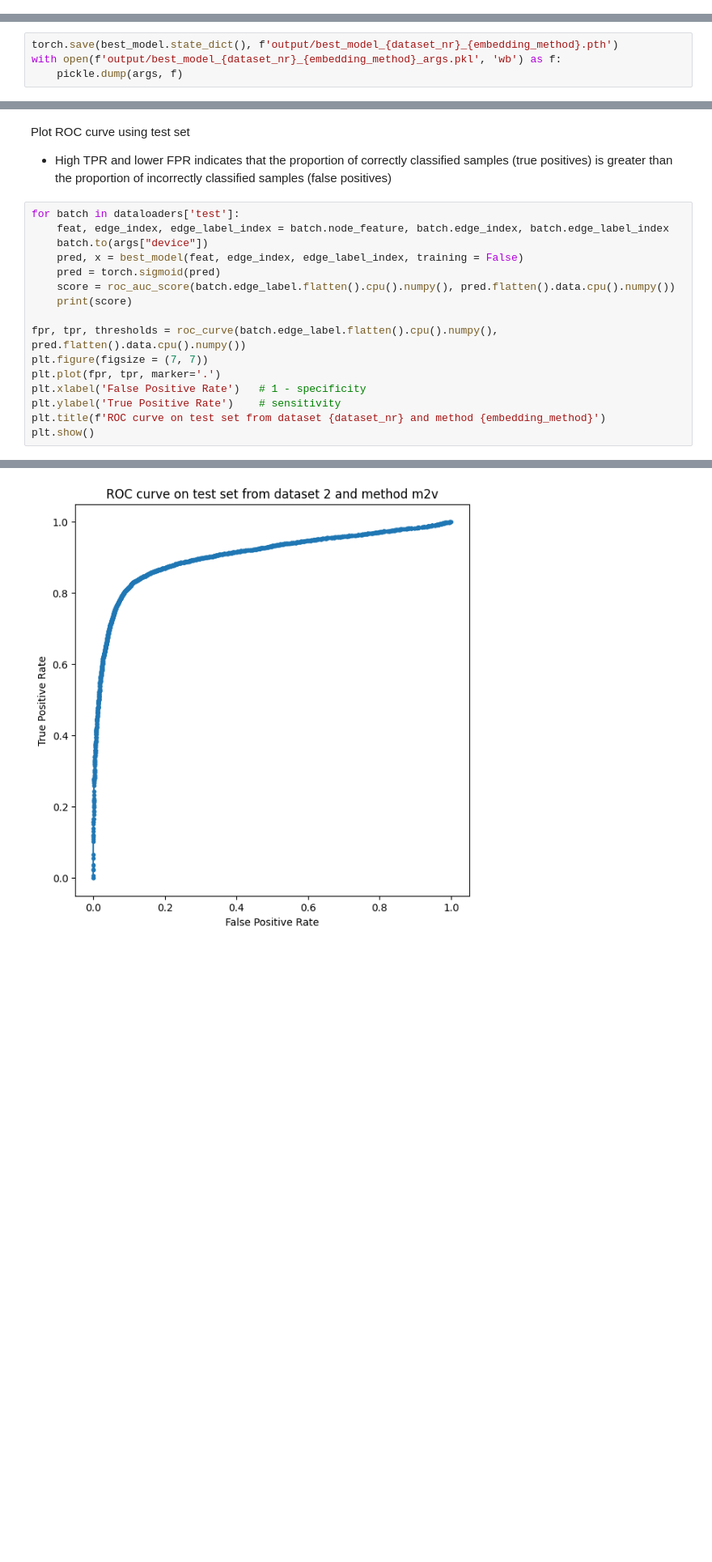
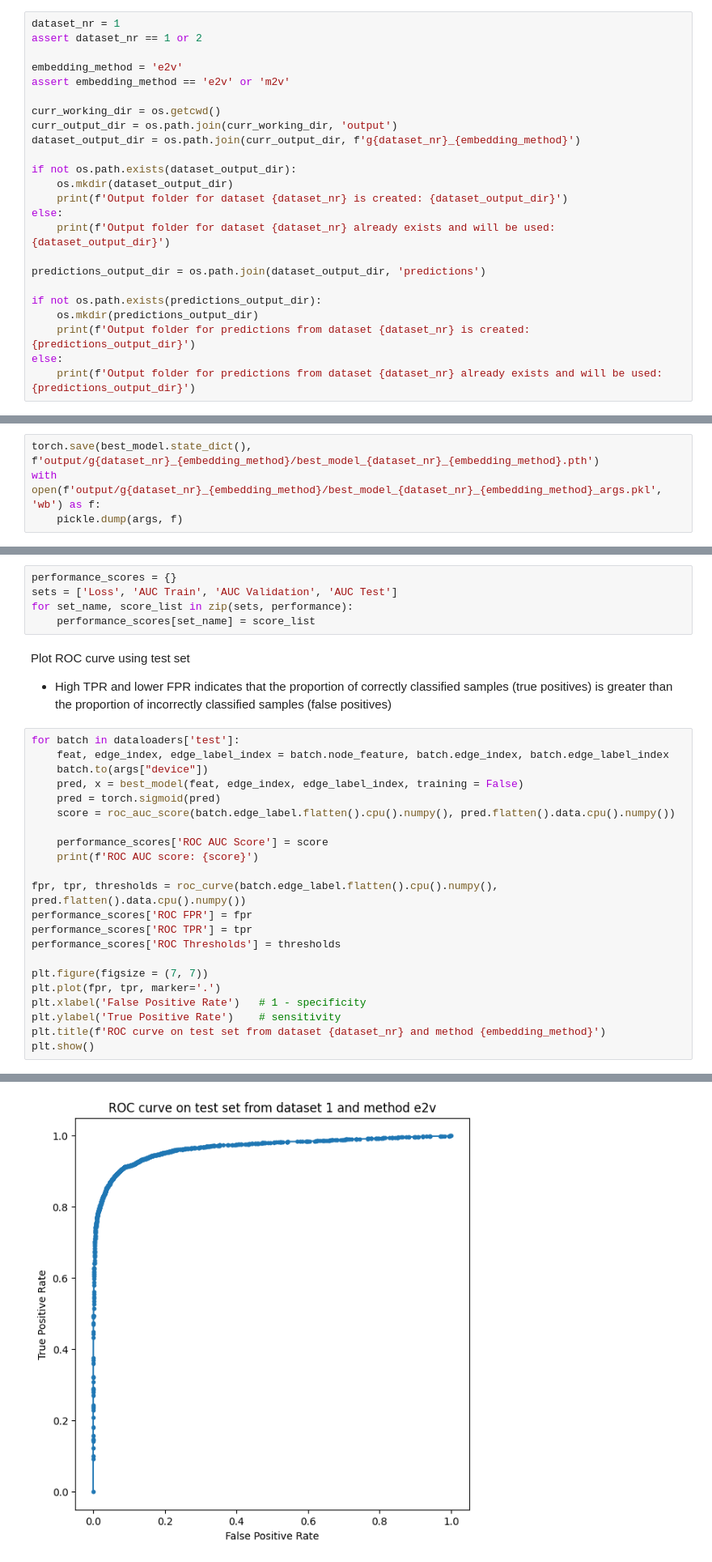
Before and after one commit to rosazwart/XAIFO-ThesisProject, a Jupyter notebook: predictor.ipynb, the cells around one changed output, grey strips where cells are left out. Shown at 81% size. Saved outputs shown, nothing was run; the diff lists cells and outputs as text; blank space fills up the shorter version.

Commit message:
busy with organizing and automating results in multiple folders

```diff
--- a/predictor.ipynb
+++ b/predictor.ipynb
@@ -179,0 +173,24 @@ assert embedding_method == 'e2v' or 'm2v'
+# %%
+dataset_nr = 1
+assert dataset_nr == 1 or 2
+
+embedding_method = 'e2v'
+assert embedding_method == 'e2v' or 'm2v'
+
+curr_working_dir = os.getcwd()
+curr_output_dir = os.path.join(curr_working_dir, 'output')
+dataset_output_dir = os.path.join(curr_output_dir, f'g{dataset_nr}_{embedding_method}')
+
+if not os.path.exists(dataset_output_dir):
+    os.mkdir(dataset_output_dir)
+    print(f'Output folder for dataset {dataset_nr} is created: {dataset_output_dir}')
+else:
+    print(f'Output folder for dataset {dataset_nr} already exists and will be used: {dataset_output_dir}')
+
+predictions_output_dir = os.path.join(dataset_output_dir, 'predictions')
+
+if not os.path.exists(predictions_output_dir):
+    os.mkdir(predictions_output_dir)
+    print(f'Output folder for predictions from dataset {dataset_nr} is created: {predictions_output_dir}')
+else:
+    print(f'Output folder for predictions from dataset {dataset_nr} already exists and will be used: {predictions_output_dir}')
@@ -463,8 +486,8 @@ Epoch: 012, Train: 0.5669, Val: 0.5313, Test: 0.4985, Loss: 1.54808
 # %% [markdown]
 Save the model and parameters
 # %%
-torch.save(best_model.state_dict(), f'output/best_model_{dataset_nr}_{embedding_method}.pth')
-with open(f'output/best_model_{dataset_nr}_{embedding_method}_args.pkl', 'wb') as f:
+torch.save(best_model.state_dict(), f'output/g{dataset_nr}_{embedding_method}/best_model_{dataset_nr}_{embedding_method}.pth')
+with open(f'output/g{dataset_nr}_{embedding_method}/best_model_{dataset_nr}_{embedding_method}_args.pkl', 'wb') as f:
     pickle.dump(args, f)
 # %% [markdown]
 ### Visualize Trained GNN Model Accuracy
@@ -486,3 +509,8 @@ plt.show()
+# %%
+performance_scores = {}
+sets = ['Loss', 'AUC Train', 'AUC Validation', 'AUC Test']
+for set_name, score_list in zip(sets, performance):
+    performance_scores[set_name] = score_list
 # %% [markdown]
 Plot ROC curve using test set
 - High TPR and lower FPR indicates that the proportion of correctly classified samples (true positives) is greater than the proportion of incorrectly classified samples (false positives)
@@ -493,9 +521,15 @@ for batch in dataloaders['test']:
     pred, x = best_model(feat, edge_index, edge_label_index, training = False)
     pred = torch.sigmoid(pred)
     score = roc_auc_score(batch.edge_label.flatten().cpu().numpy(), pred.flatten().data.cpu().numpy())
-    print(score)
+
+    performance_scores['ROC AUC Score'] = score
+    print(f'ROC AUC score: {score}')
 
 fpr, tpr, thresholds = roc_curve(batch.edge_label.flatten().cpu().numpy(), pred.flatten().data.cpu().numpy())
+performance_scores['ROC FPR'] = fpr
+performance_scores['ROC TPR'] = tpr
+performance_scores['ROC Thresholds'] = thresholds
+
 plt.figure(figsize = (7, 7))
 plt.plot(fpr, tpr, marker='.')
 plt.xlabel('False Positive Rate')   # 1 - specificity
@@ -507,4 +541,4 @@ plt.show()
-[figure, old version]
+[figure, new version]
 # %% [markdown]
 Calculate F1-score using test set
 
```
Also changed, not shown: parts of 44 cells of this notebook, 35 other files.
